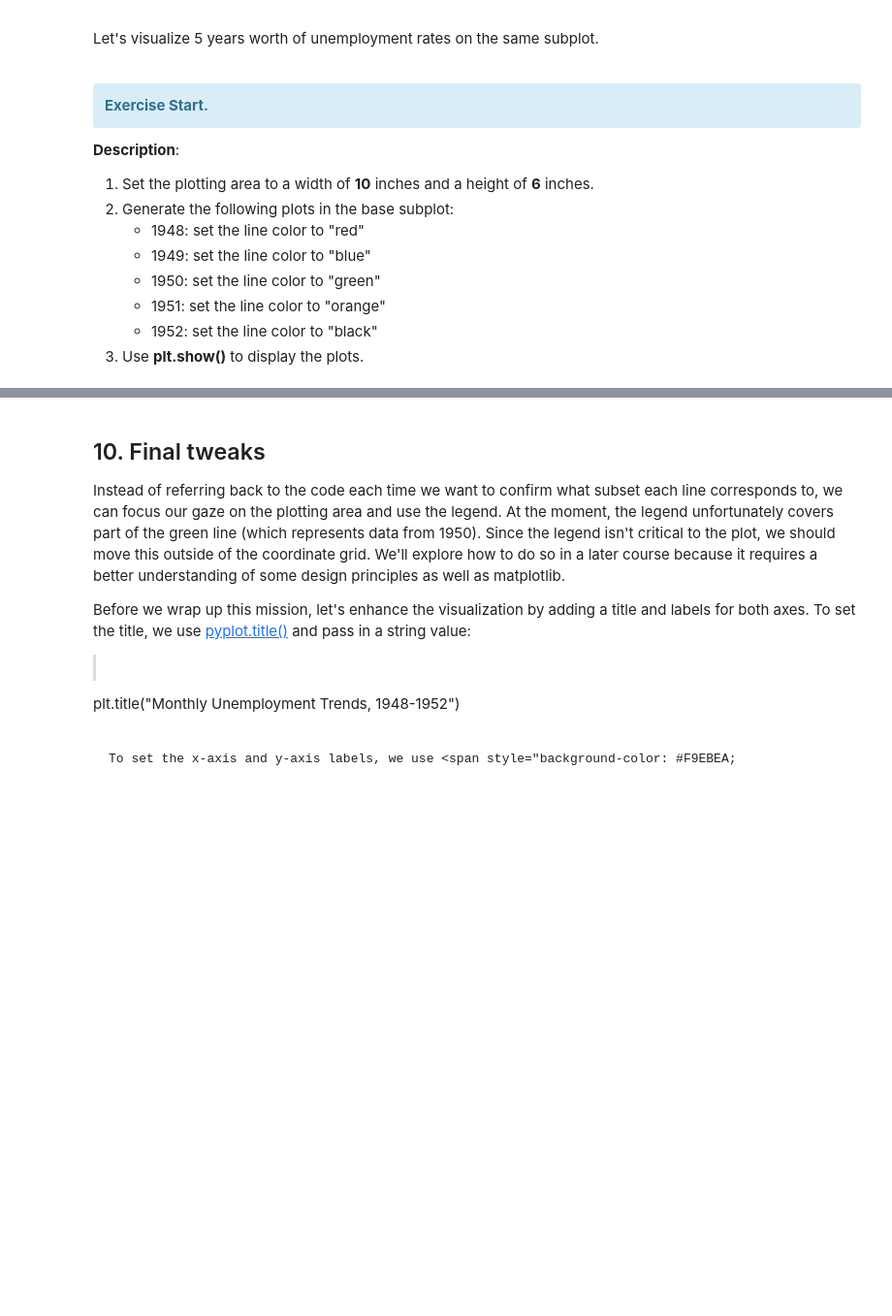
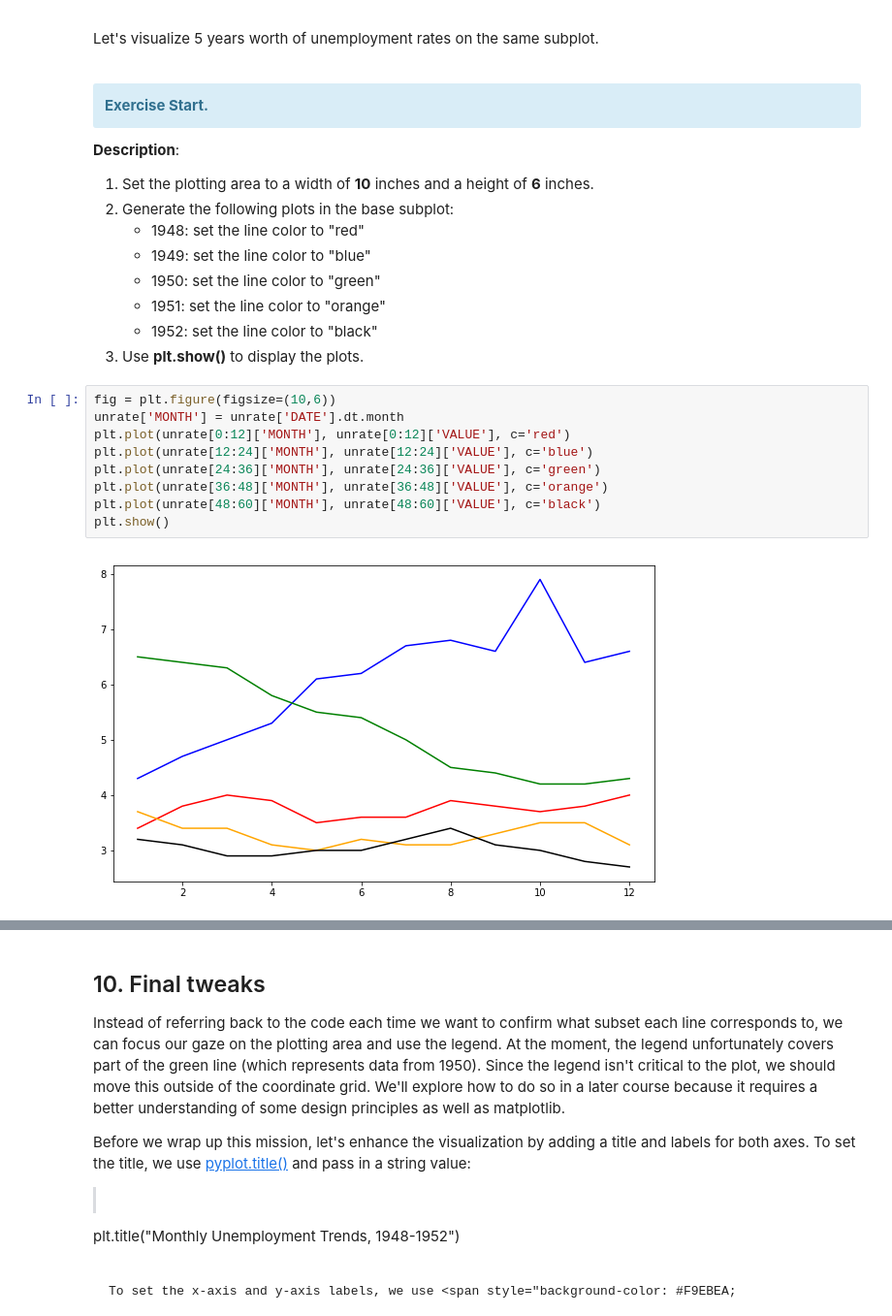
Before and after one commit to jesypira/EEC2006, a Jupyter notebook: Lesson 5/Exploratory Data Analysis II - Multiple Charts.ipynb, the cells around one changed output, grey strips where cells are left out. Shown: that part at 97% size. Cells and saved outputs as stored; diff of their text form; blank space fills up the shorter version.

```diff
--- a/Lesson 5/Exploratory Data Analysis II - Multiple Charts.ipynb
+++ b/Lesson 5/Exploratory Data Analysis II - Multiple Charts.ipynb
@@ -310,6 +310,17 @@ Let's visualize 5 years worth of unemployment rates on the same subplot.
     - 1951: set the line color to "orange"
     - 1952: set the line color to "black"
 3. Use **plt.show()** to display the plots.
+# %%
+fig = plt.figure(figsize=(10,6))
+unrate['MONTH'] = unrate['DATE'].dt.month
+plt.plot(unrate[0:12]['MONTH'], unrate[0:12]['VALUE'], c='red')
+plt.plot(unrate[12:24]['MONTH'], unrate[12:24]['VALUE'], c='blue')
+plt.plot(unrate[24:36]['MONTH'], unrate[24:36]['VALUE'], c='green')
+plt.plot(unrate[36:48]['MONTH'], unrate[36:48]['VALUE'], c='orange')
+plt.plot(unrate[48:60]['MONTH'], unrate[48:60]['VALUE'], c='black')
+plt.show()
+# %% [output]
+[figure, added]
 # %% [markdown]
 ## 9. Adding a legend
 
```
Also changed, not shown: parts of 2 cells of this notebook, 2 other files.
